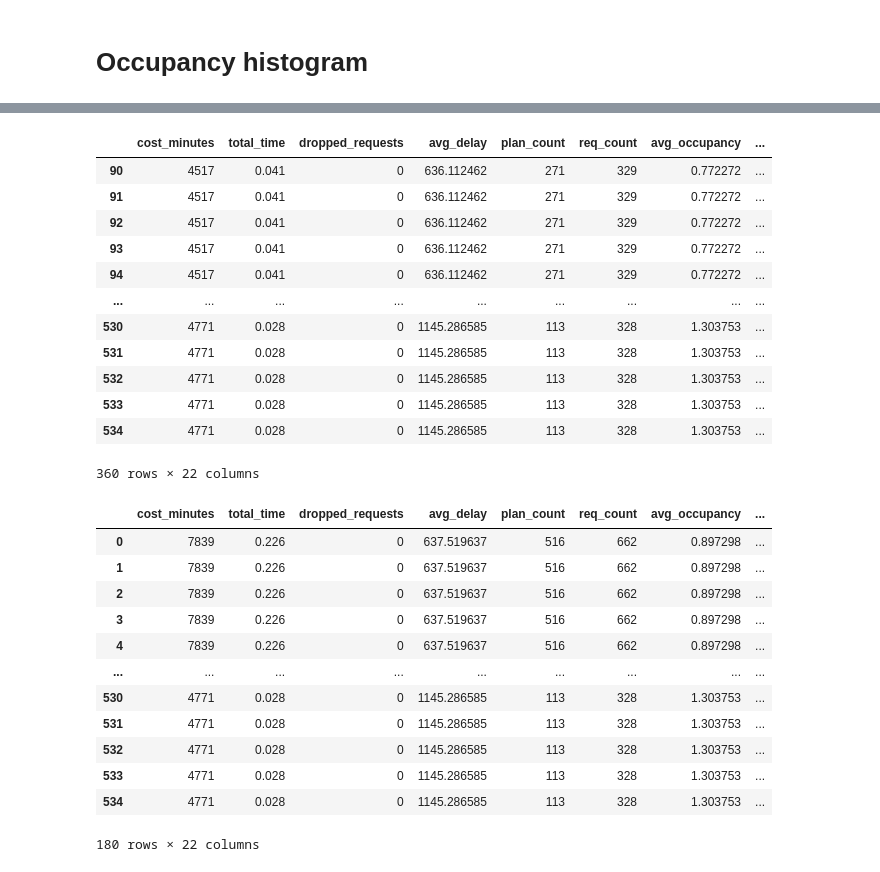
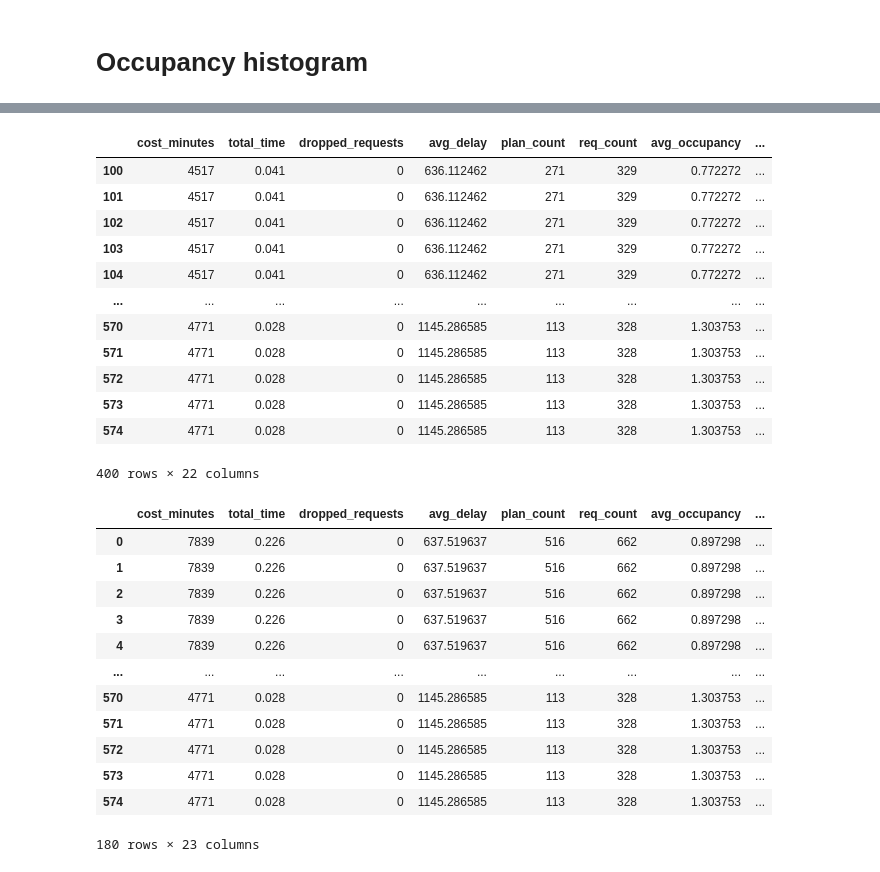
Before and after one commit to aicenter/Ridesharing_DARP_instances, a Jupyter notebook: python/nb/ITSC Result Figures.ipynb, the cells around one changed output, grey strips where cells are left out. Cells and saved outputs as stored; diff of their text form; code cells hidden in the pictures.

Commit message:
occupancy histogram update

```diff
--- a/python/nb/ITSC Result Figures.ipynb
+++ b/python/nb/ITSC Result Figures.ipynb
@@ -36,7 +34,8 @@ import numpy as np
 from darpinstances.results import load_instance_series, instance_series_results_to_dataframe, load_instance_results, load_results_from_folder, get_processed_results, load_aggregate_stats_in_dir,load_occupancies_in_dir
 # %%
 # darp_data_path = r"D:/Google Drive/AIC Experiment Data/DARP"
-darp_data_path = r"C:/Google Drive/AIC Experiment Data/DARP"
+# darp_data_path = r"C:/Google Drive/AIC Experiment Data/DARP"
+darp_data_path = r"C:/AIC Experiment Data/DARP"
 
 fig_path = Path("C:/Workspaces/AIC/Ridesharing_DARP_instances/figures")
 # %%
@@ -420,35 +419,36 @@ occupancy_df_ih['percent'] = occupancy_df_ih['vehicle_hours'] * 3600 /  (occupan
 occupancy_df_ih
 # %% [output]
 |  | cost_minutes | total_time | dropped_requests | avg_delay | plan_count | req_count | avg_occupancy | ... |
-| 90 | 4517 | 0.041 | 0 | 636.112462 | 271 | 329 | 0.772272 | ... |
-| 91 | 4517 | 0.041 | 0 | 636.112462 | 271 | 329 | 0.772272 | ... |
-| 92 | 4517 | 0.041 | 0 | 636.112462 | 271 | 329 | 0.772272 | ... |
-| 93 | 4517 | 0.041 | 0 | 636.112462 | 271 | 329 | 0.772272 | ... |
-| 94 | 4517 | 0.041 | 0 | 636.112462 | 271 | 329 | 0.772272 | ... |
+| 100 | 4517 | 0.041 | 0 | 636.112462 | 271 | 329 | 0.772272 | ... |
+| 101 | 4517 | 0.041 | 0 | 636.112462 | 271 | 329 | 0.772272 | ... |
+| 102 | 4517 | 0.041 | 0 | 636.112462 | 271 | 329 | 0.772272 | ... |
+| 103 | 4517 | 0.041 | 0 | 636.112462 | 271 | 329 | 0.772272 | ... |
+| 104 | 4517 | 0.041 | 0 | 636.112462 | 271 | 329 | 0.772272 | ... |
 | ... | ... | ... | ... | ... | ... | ... | ... | ... |
-| 530 | 4771 | 0.028 | 0 | 1145.286585 | 113 | 328 | 1.303753 | ... |
-| 531 | 4771 | 0.028 | 0 | 1145.286585 | 113 | 328 | 1.303753 | ... |
-| 532 | 4771 | 0.028 | 0 | 1145.286585 | 113 | 328 | 1.303753 | ... |
-| 533 | 4771 | 0.028 | 0 | 1145.286585 | 113 | 328 | 1.303753 | ... |
-| 534 | 4771 | 0.028 | 0 | 1145.286585 | 113 | 328 | 1.303753 | ... |
+| 570 | 4771 | 0.028 | 0 | 1145.286585 | 113 | 328 | 1.303753 | ... |
+| 571 | 4771 | 0.028 | 0 | 1145.286585 | 113 | 328 | 1.303753 | ... |
+| 572 | 4771 | 0.028 | 0 | 1145.286585 | 113 | 328 | 1.303753 | ... |
+| 573 | 4771 | 0.028 | 0 | 1145.286585 | 113 | 328 | 1.303753 | ... |
+| 574 | 4771 | 0.028 | 0 | 1145.286585 | 113 | 328 | 1.303753 | ... |
-360 rows × 22 columns
+400 rows × 22 columns
 # %%
-occupancy_df_ih_red = occupancy_df_ih[occupancy_df_ih['duration_minutes'].isin((1, 5, 30))]
+occupancy_df_ih_red = pd.DataFrame(occupancy_df_ih[occupancy_df_ih['duration_minutes'].isin((1, 5, 30))])
+occupancy_df_ih_red['oc_str'] = occupancy_df_ih_red['occupancy'].astype(str)
 occupancy_df_ih_red
 # %% [output]
 |  | cost_minutes | total_time | dropped_requests | avg_delay | plan_count | req_count | avg_occupancy | ... |
 | 0 | 7839 | 0.226 | 0 | 637.519637 | 516 | 662 | 0.897298 | ... |
 | 1 | 7839 | 0.226 | 0 | 637.519637 | 516 | 662 | 0.897298 | ... |
 | 2 | 7839 | 0.226 | 0 | 637.519637 | 516 | 662 | 0.897298 | ... |
 | 3 | 7839 | 0.226 | 0 | 637.519637 | 516 | 662 | 0.897298 | ... |
 | 4 | 7839 | 0.226 | 0 | 637.519637 | 516 | 662 | 0.897298 | ... |
 | ... | ... | ... | ... | ... | ... | ... | ... | ... |
-| 530 | 4771 | 0.028 | 0 | 1145.286585 | 113 | 328 | 1.303753 | ... |
-| 531 | 4771 | 0.028 | 0 | 1145.286585 | 113 | 328 | 1.303753 | ... |
-| 532 | 4771 | 0.028 | 0 | 1145.286585 | 113 | 328 | 1.303753 | ... |
-| 533 | 4771 | 0.028 | 0 | 1145.286585 | 113 | 328 | 1.303753 | ... |
-| 534 | 4771 | 0.028 | 0 | 1145.286585 | 113 | 328 | 1.303753 | ... |
+| 570 | 4771 | 0.028 | 0 | 1145.286585 | 113 | 328 | 1.303753 | ... |
+| 571 | 4771 | 0.028 | 0 | 1145.286585 | 113 | 328 | 1.303753 | ... |
+| 572 | 4771 | 0.028 | 0 | 1145.286585 | 113 | 328 | 1.303753 | ... |
+| 573 | 4771 | 0.028 | 0 | 1145.286585 | 113 | 328 | 1.303753 | ... |
+| 574 | 4771 | 0.028 | 0 | 1145.286585 | 113 | 328 | 1.303753 | ... |
-180 rows × 22 columns
+180 rows × 23 columns
 # %%
 def get_occupancy_histogram(width: int, height: int, oc_df: pd.DataFrame) -> go.Figure:
     fig = px.bar(
```
Also changed, not shown: parts of 4 cells of this notebook.
